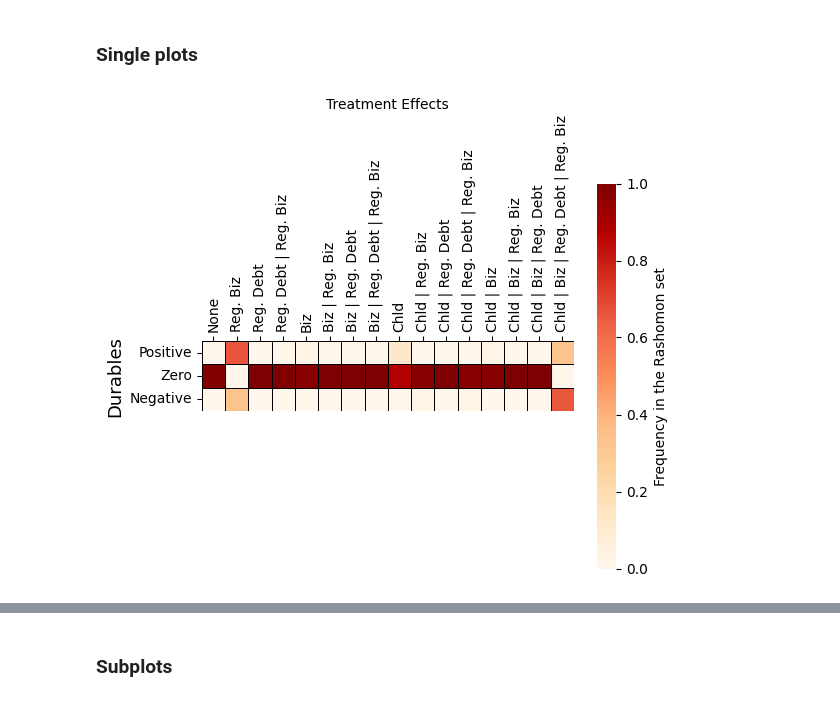
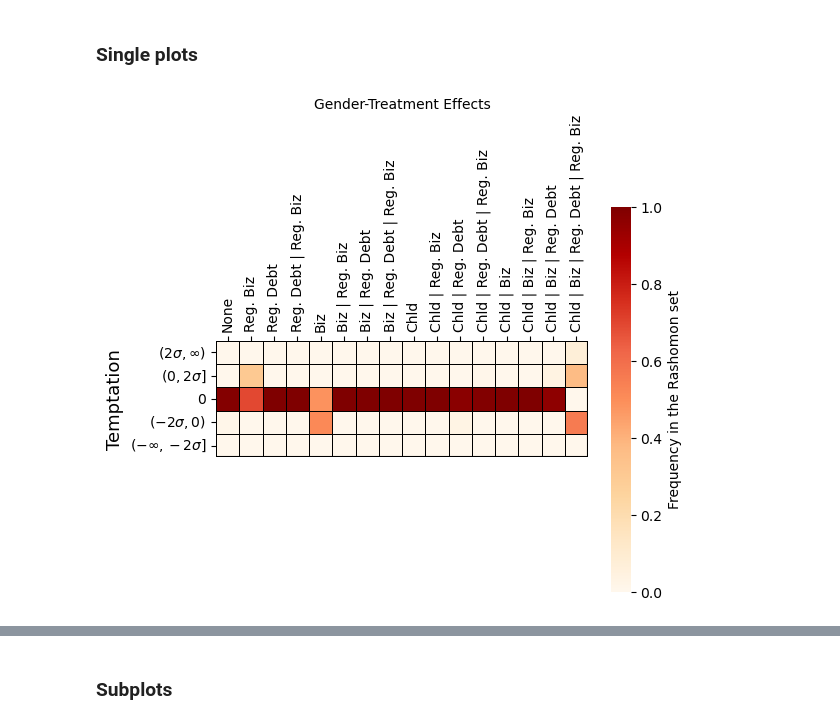
Before and after one commit to AparaV/rashomon-partition-sets, a Jupyter notebook: Code/microfinance_analysis.ipynb, the cells around one changed output, grey strips where cells are left out. Drawn from its saved outputs; the diff is of its cells as text; code cells hidden in the pictures.

```diff
--- a/Code/microfinance_analysis.ipynb
+++ b/Code/microfinance_analysis.ipynb
@@ -41,7 +41,7 @@ df = pd.read_csv("../Data/banerjee_miracle.csv")
 
 cols = df.columns
 
-results_dir = "../Results/microfinance/"
+results_dir = "../Results/harvard_talk_april_11_pickles/Microfinance/"
 
 chosen_covariates_idx = [2, 3, 4, 6, 7, 9, 10]
 chosen_covariates = [cols[x] for x in chosen_covariates_idx]
@@ -654,13 +802,13 @@ gender [279. 279. 279. 279. 279. 279. 279. 279. 279. 279. 279. 279. 279. 279.
 # %%
 lambda_str = "_1.50e-06"
 
-counter_fname = f"../Results/microfinance/counter_results{lambda_str}.pkl"
+counter_fname = f"../Results/microfinance/counter_results{lambda_str}_2.pkl"
 
-# with open(counter_fname, "wb") as f:
-#     pickle.dump(all_results, f, pickle.HIGHEST_PROTOCOL)
+with open(counter_fname, "wb") as f:
+    pickle.dump(all_results, f, pickle.HIGHEST_PROTOCOL)
 
-with open(counter_fname, "rb") as f:
-    all_results = pickle.load(f)
+#with open(counter_fname, "rb") as f:
+#    all_results = pickle.load(f)
 # %%
 df_dict = {}
 for k, v in all_results.items():
@@ -830,62 +981,68 @@ any_trt_df
 # %% [markdown]
 ### Single plots
 # %%
-outcome_col_id = 18
+outcome_col_id = 19
 outcome_col = cols[outcome_col_id]
 outcome_title = outcome_names[outcome_col_id-14]
 
-plot_gender_effects = False
+plot_gender_effects = True
 
 if plot_gender_effects:
     plot_matrix = np.concatenate((
-        all_results[outcome_col]["+_gender"],
+        all_results[outcome_col]["highest_gender"],
+        all_results[outcome_col]["high_gender"],
         all_results[outcome_col]["0_gender"],
-        all_results[outcome_col]["-_gender"]),
-        axis=0).reshape((3,-1))
+        all_results[outcome_col]["low_gender"],
+        all_results[outcome_col]["lowest_gender"]),
+        axis=0).reshape((5,-1))
 else:
     plot_matrix = np.concatenate((
-        all_results[outcome_col]["+_pooled"],
+        all_results[outcome_col]["highest_pooled"],
+        all_results[outcome_col]["high_pooled"],
         all_results[outcome_col]["0_pooled"],
-        all_results[outcome_col]["-_pooled"]),
-        axis=0).reshape((3,-1))
+        all_results[outcome_col]["low_pooled"],
+        all_results[outcome_col]["lowest_pooled"]),
+        axis=0).reshape((5,-1))
 
-plot_matrix = plot_matrix / all_results[outcome_col]["n_models"]
+plot_matrix = plot_matrix / all_details[outcome_col]["total_prob"] # Divide by normalizing constant (sum of posteriors)
 
 fig, ax = plt.subplots(figsize=(6,5))
 
-sns.heatmap(
+res = sns.heatmap(
     plot_matrix,
     cmap="OrRd",
     linewidths=0.5,
     linecolor="black",
     # annot=True,
     square=True,
-    # vmin=0,
-    # vmax=1,
+    #vmin=0,
+    #vmax=1,
     cbar_kws={
         "label": 'Frequency in the Rashomon set'
     }
 )
 
+res.axhline(y=5, color='black', linewidth=1.5)
+res.axvline(x=16, color='black', linewidth=1.5)
 
 # plt.title(outcome_title)
 if plot_gender_effects:
     ax.set_xlabel("Gender-Treatment Effects")
 else:
     ax.set_xlabel("Treatment Effects")
 ax.set_ylabel(outcome_title, fontsize=13, rotation=90)
 ax.xaxis.set_ticks_position("top")
 ax.xaxis.set_label_position("top")
 
-ax.set_yticks(np.arange(0, 3) + 0.5, ["Positive", "Zero", "Negative"], rotation=0)
+ax.set_yticks(np.arange(0, 5) + 0.5, [r"$(2\sigma, \infty)$", r"$(0, 2\sigma]$", "0", "$(-2\sigma, 0)$", "$(-\infty, -2\sigma]$"], rotation=0)
 ax.set_xticks(np.arange(0, len(profile_labels_on))+0.5, profile_labels_on, rotation=90)
 
 fname = f"../Figures/microfinance/{outcome_col}.png"
 if plot_gender_effects:
     fname = f"../Figures/microfinance/gender/{outcome_col}_gender.png"
 
 # plt.savefig(fname, dpi=300, bbox_inches="tight")
 
 plt.show()
 # %% [output]
-[figure, old version]
+[figure, new version]
```
Also changed, not shown: parts of 10 cells of this notebook, 11 other files.
